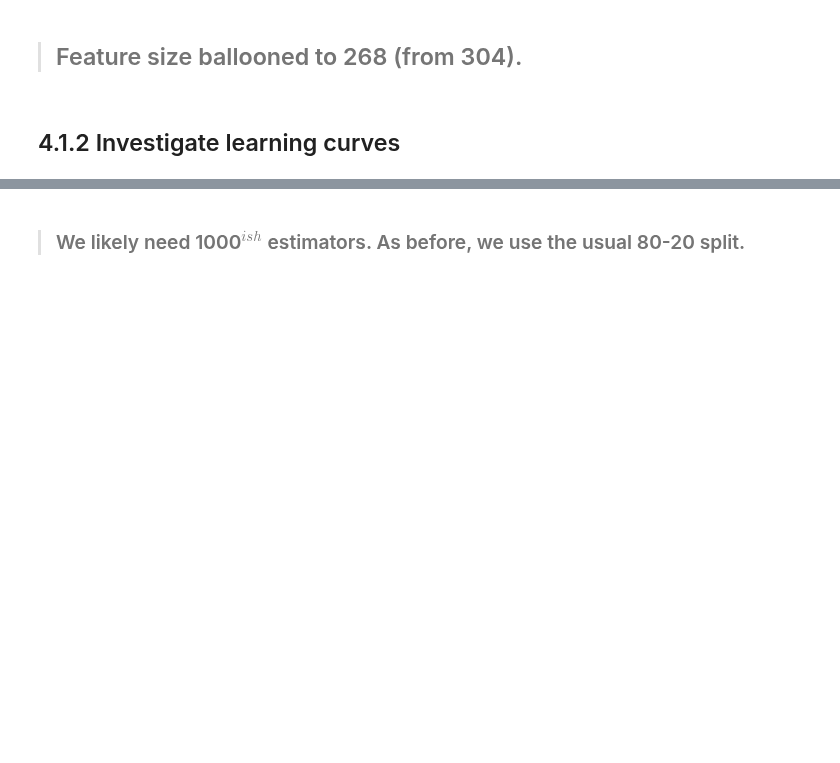
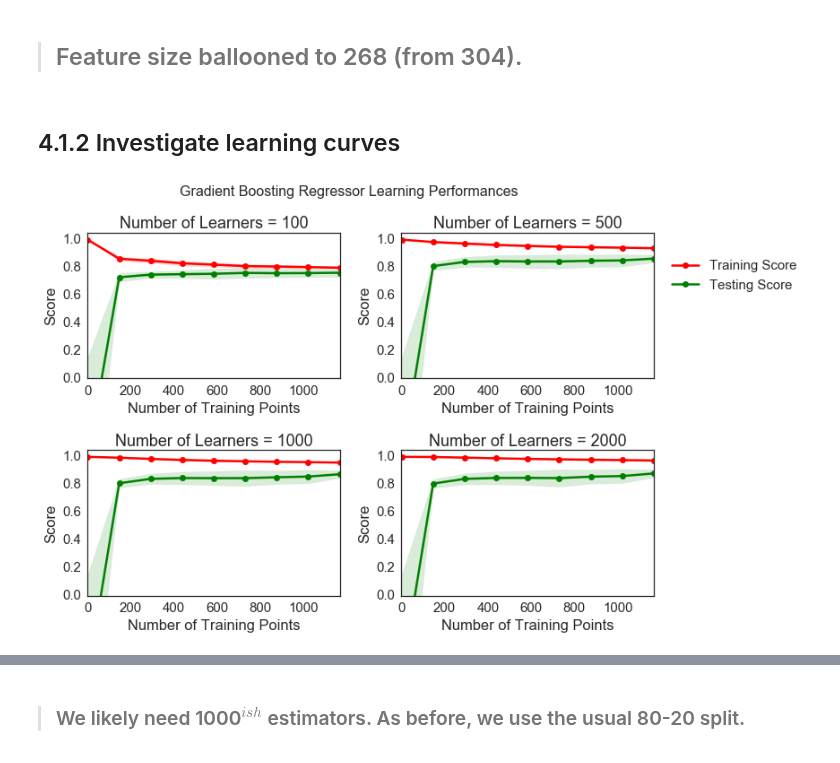
Before and after one commit to gmsardane/Predicting-Ames-Housing-Prices, a Jupyter notebook: Training_Whole_Features_Set_GBT.ipynb, the cells around one changed output, grey strips where cells are left out. Saved outputs shown, nothing was run; the diff lists cells and outputs as text; code cells hidden in the pictures; blank space fills up the shorter version.

```diff
--- a/Training_Whole_Features_Set_GBT.ipynb
+++ b/Training_Whole_Features_Set_GBT.ipynb
@@ -239,8 +239,10 @@ Processed feature columns (268 total features):
 # %% [markdown]
 ## 4.1.2 Investigate learning curves
 # %%
-#import visuals as vs
-#sns.set_context("notebook", font_scale=1.5, rc={"lines.linewidth": 2.5})
-#sns.set_style("white")
-#vs.ModelLearning(X_all, y_all)
+import visuals as vs
+sns.set_context("notebook", font_scale=1.5, rc={"lines.linewidth": 2.5})
+sns.set_style("white")
+vs.ModelLearning(X_all, y_all)
+# %% [output]
+[figure, added]
 # %%
```
Also changed, not shown: parts of 40 cells of this notebook.
